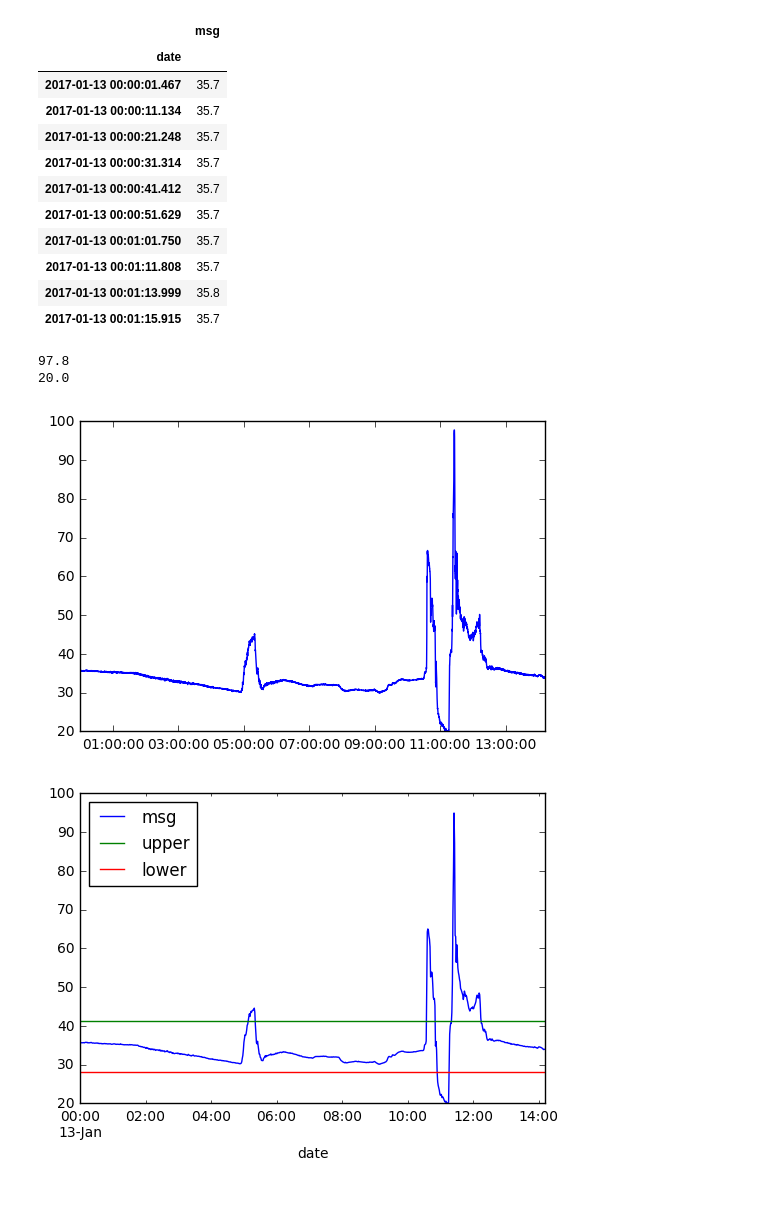
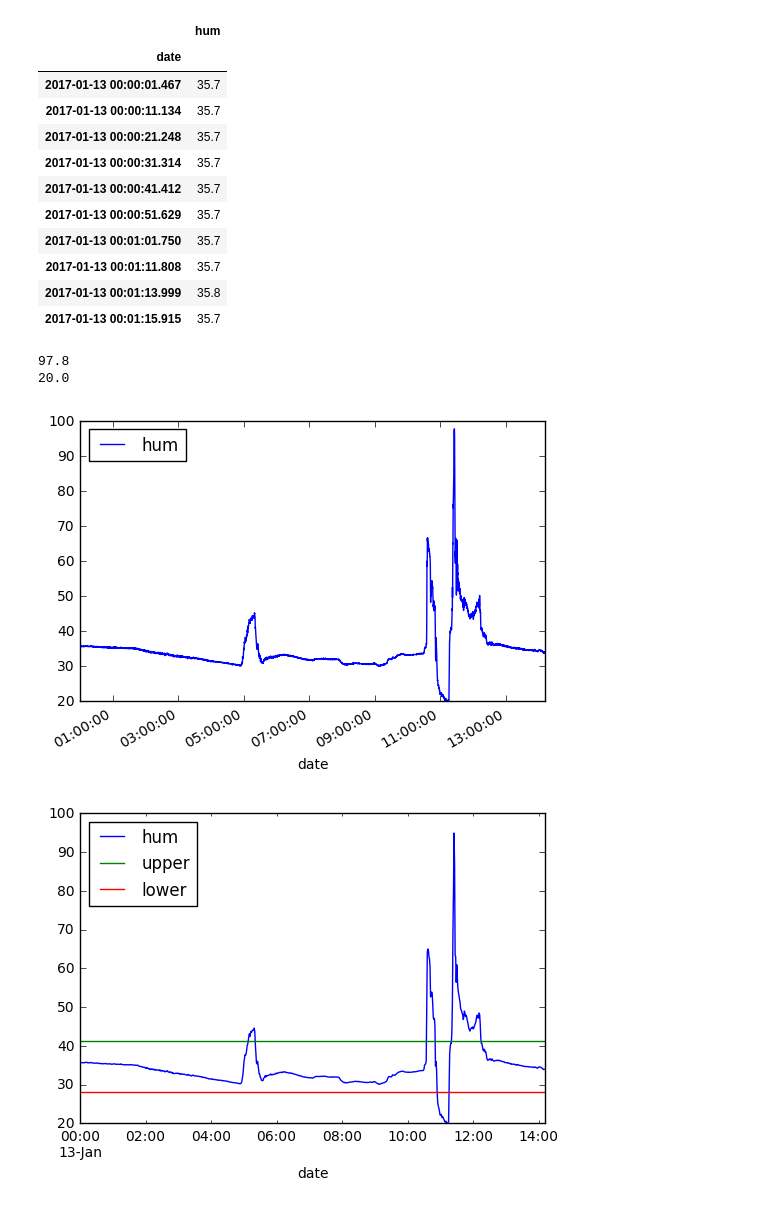
Before and after one commit to koma5/bigShowerBrother, a Jupyter notebook: shower.ipynb, the cells around one changed output. Drawn from its saved outputs; the diff is of its cells as text; code cells hidden in the pictures.

```diff
--- a/shower.ipynb
+++ b/shower.ipynb
@@ -7,9 +7,10 @@ data = pd.read_csv(open('hum.csv', 'r'), quotechar='"', skipinitialspace=True)
 data.date = pd.to_datetime(data.date)
 data.index = data.date
 del data['date'], data['tpc']
+data.columns = ['hum']
 data.head(10)
 # %% [output]
-|  | msg |
+|  | hum |
 | date |  |
 | 2017-01-13 00:00:01.467 | 35.7 |
 | 2017-01-13 00:00:11.134 | 35.7 |
@@ -28,10 +29,10 @@ print(data['msg'].min())
 97.8
 20.0
 # %%
-plt.plot(data.msg)
+data.plot()
 plt.show()
 # %% [output]
-[figure, old version]
+[figure, new version]
 # %%
 avg = data.resample("1min").mean()
 # %%
```
Also changed, not shown: parts of 4 cells of this notebook.
